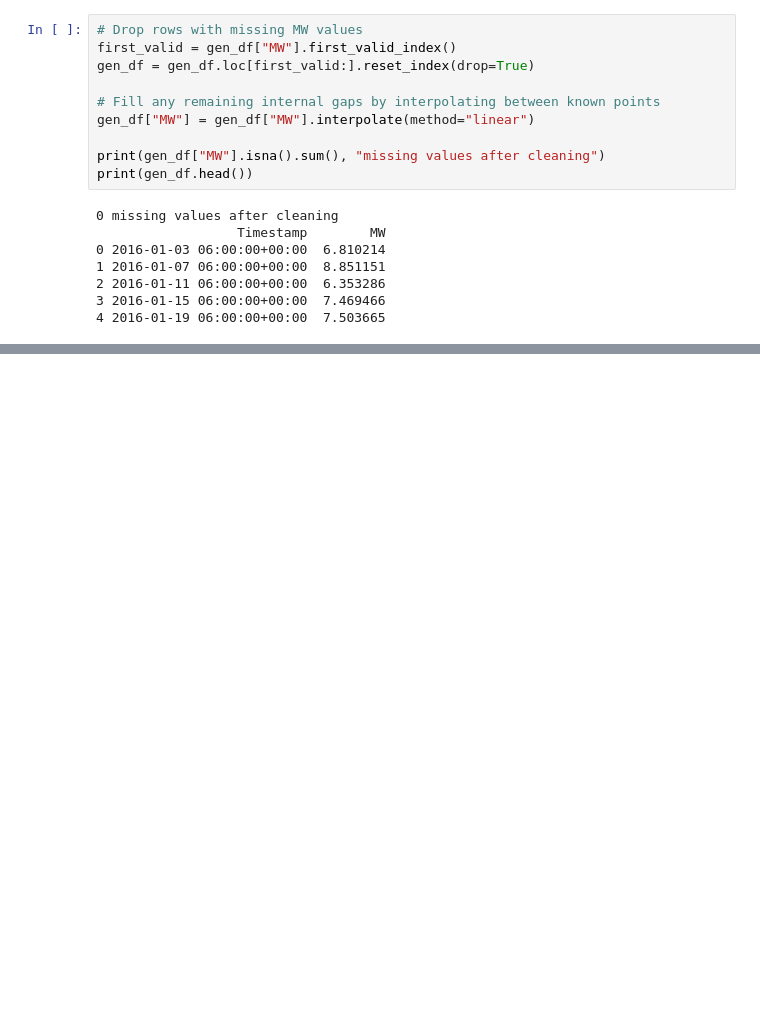
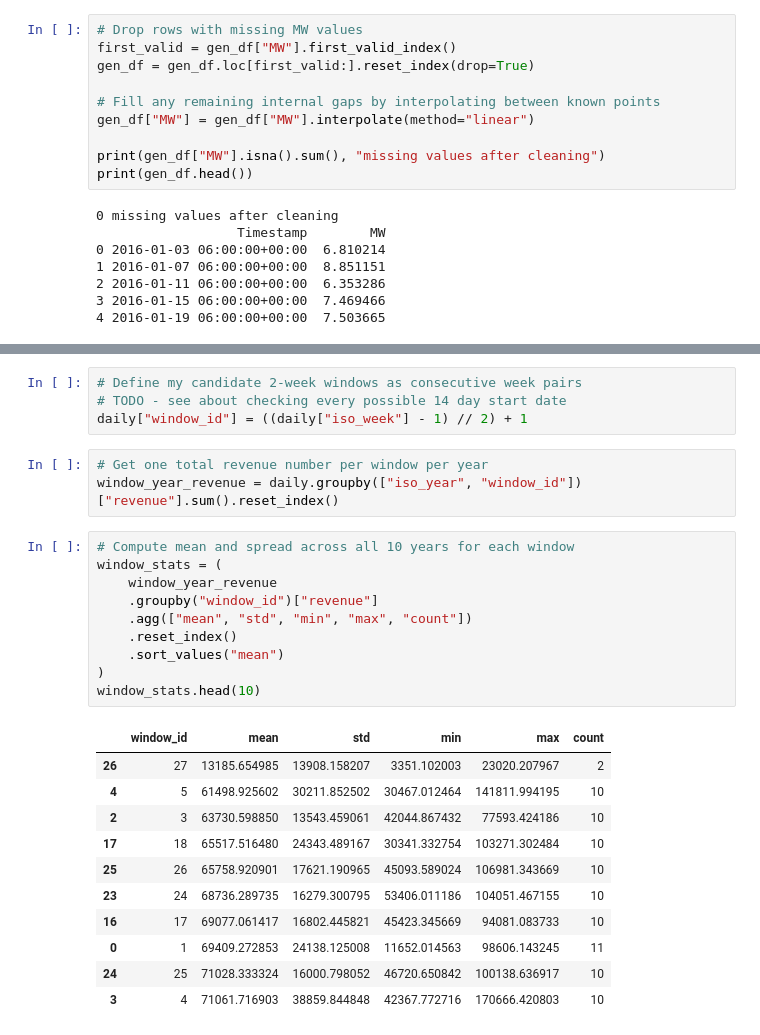
Before and after one commit to ohmygodjustload/DataScienceProblem, a Jupyter notebook: notebooks/analysis.ipynb, the cells around one changed output, grey strips where cells are left out. Saved outputs shown, nothing was run; the diff lists cells and outputs as text; blank space fills up the shorter version.

```diff
--- a/notebooks/analysis.ipynb
+++ b/notebooks/analysis.ipynb
@@ -100,0 +145,29 @@ print(gen_df.head())
+# %%
+# Define my candidate 2-week windows as consecutive week pairs
+# TODO - see about checking every possible 14 day start date
+daily["window_id"] = ((daily["iso_week"] - 1) // 2) + 1
+# %%
+# Get one total revenue number per window per year
+window_year_revenue = daily.groupby(["iso_year", "window_id"])["revenue"].sum().reset_index()
+# %%
+# Compute mean and spread across all 10 years for each window
+window_stats = (
+    window_year_revenue
+    .groupby("window_id")["revenue"]
+    .agg(["mean", "std", "min", "max", "count"])
+    .reset_index()
+    .sort_values("mean")
+)
+window_stats.head(10)
+# %% [output]
+|  | window_id | mean | std | min | max | count |
+| 26 | 27 | 13185.654985 | 13908.158207 | 3351.102003 | 23020.207967 | 2 |
+| 4 | 5 | 61498.925602 | 30211.852502 | 30467.012464 | 141811.994195 | 10 |
+| 2 | 3 | 63730.598850 | 13543.459061 | 42044.867432 | 77593.424186 | 10 |
+| 17 | 18 | 65517.516480 | 24343.489167 | 30341.332754 | 103271.302484 | 10 |
+| 25 | 26 | 65758.920901 | 17621.190965 | 45093.589024 | 106981.343669 | 10 |
+| 23 | 24 | 68736.289735 | 16279.300795 | 53406.011186 | 104051.467155 | 10 |
+| 16 | 17 | 69077.061417 | 16802.445821 | 45423.345669 | 94081.083733 | 10 |
+| 0 | 1 | 69409.272853 | 24138.125008 | 11652.014563 | 98606.143245 | 11 |
+| 24 | 25 | 71028.333324 | 16000.798052 | 46720.650842 | 100138.636917 | 10 |
+| 3 | 4 | 71061.716903 | 38859.844848 | 42367.772716 | 170666.420803 | 10 |
```
Also changed, not shown: parts of 5 cells of this notebook.
